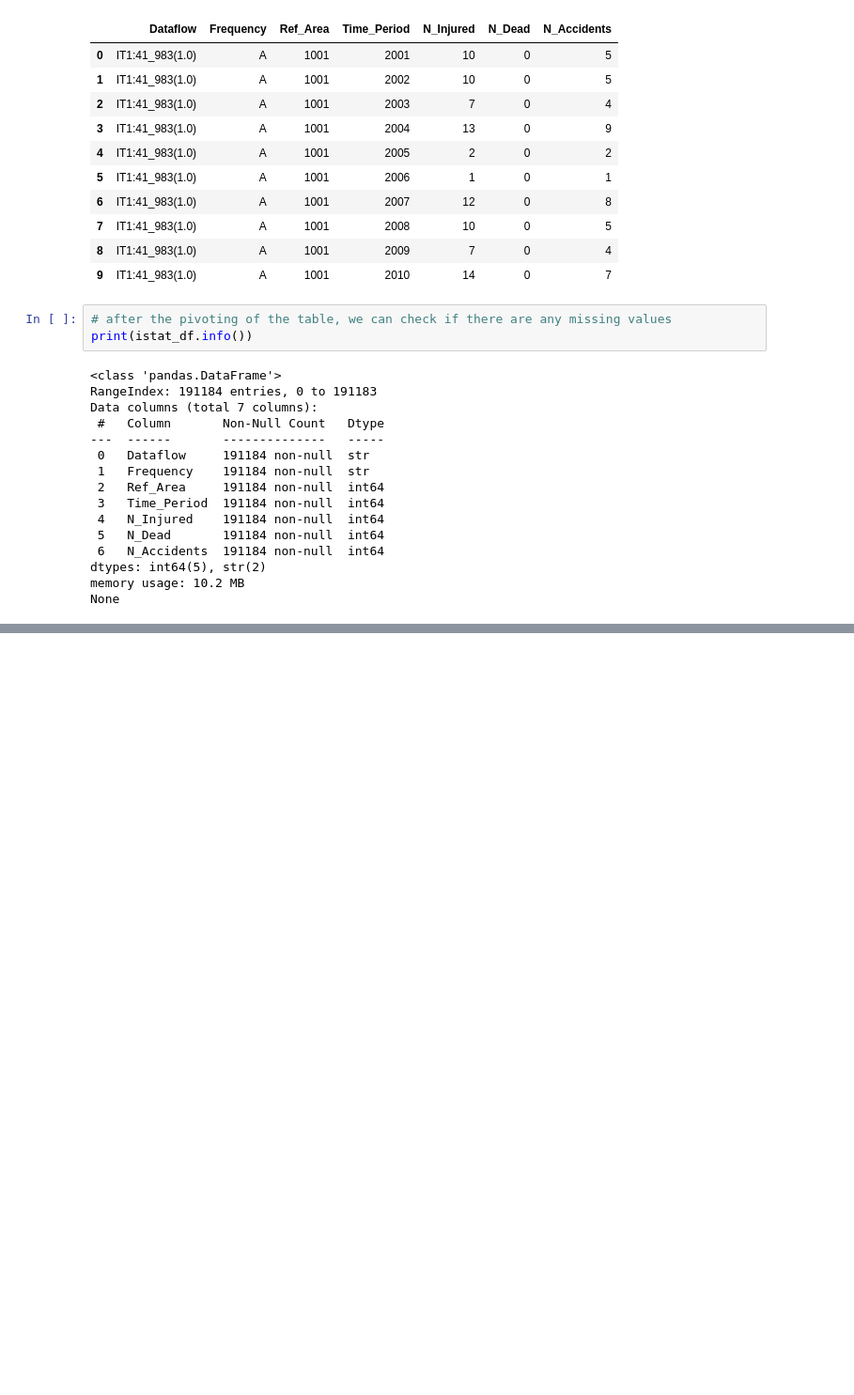
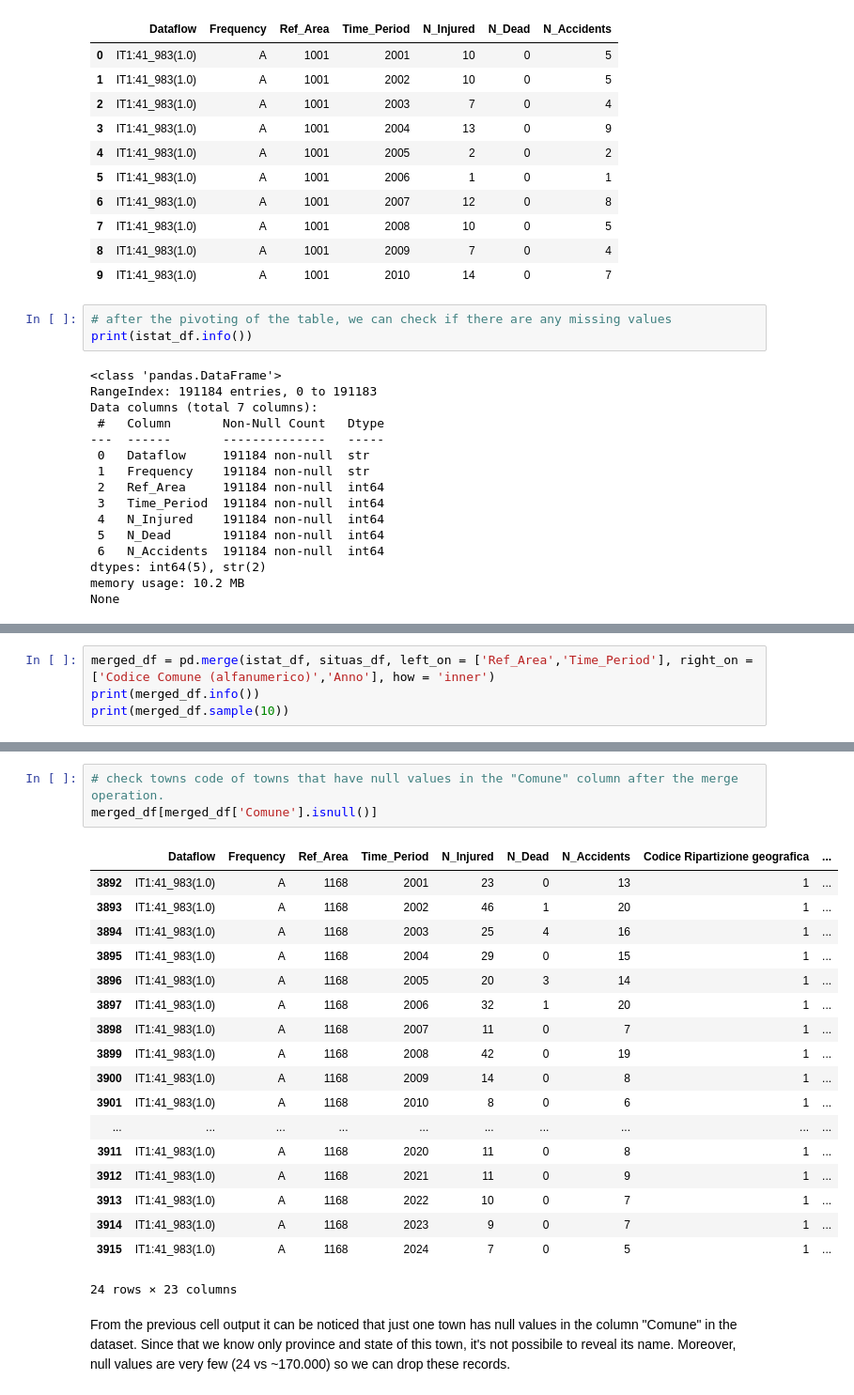
Before and after one commit to Aaronstriker/Final-Project-master-boolean-Data-Analytics, a Jupyter notebook: main_notebook.ipynb, the cells around one changed output, grey strips where cells are left out. Shown at 94% size. Drawn from its saved outputs; the diff is of its cells as text; blank space fills up the shorter version.

Commit message:
joined situas and istat dataframes and working on cleaning the resulting dataframe

```diff
--- a/main_notebook.ipynb
+++ b/main_notebook.ipynb
@@ -417,0 +427,4 @@ istat_df.to_csv("data/clean/istat_df.csv", index=False)
+# %%
+merged_df = pd.merge(istat_df, situas_df, left_on = ['Ref_Area','Time_Period'], right_on = ['Codice Comune (alfanumerico)','Anno'], how = 'inner')
+print(merged_df.info())
+print(merged_df.sample(10))
@@ -417,0 +454,24 @@ istat_df.to_csv("data/clean/istat_df.csv", index=False)
+# %%
+# check towns code of towns that have null values in the "Comune" column after the merge operation.
+merged_df[merged_df['Comune'].isnull()]
+# %% [output]
+|  | Dataflow | Frequency | Ref_Area | Time_Period | N_Injured | N_Dead | N_Accidents | Codice Ripartizione geografica | ... |
+| 3892 | IT1:41_983(1.0) | A | 1168 | 2001 | 23 | 0 | 13 | 1 | ... |
+| 3893 | IT1:41_983(1.0) | A | 1168 | 2002 | 46 | 1 | 20 | 1 | ... |
+| 3894 | IT1:41_983(1.0) | A | 1168 | 2003 | 25 | 4 | 16 | 1 | ... |
+| 3895 | IT1:41_983(1.0) | A | 1168 | 2004 | 29 | 0 | 15 | 1 | ... |
+| 3896 | IT1:41_983(1.0) | A | 1168 | 2005 | 20 | 3 | 14 | 1 | ... |
+| 3897 | IT1:41_983(1.0) | A | 1168 | 2006 | 32 | 1 | 20 | 1 | ... |
+| 3898 | IT1:41_983(1.0) | A | 1168 | 2007 | 11 | 0 | 7 | 1 | ... |
+| 3899 | IT1:41_983(1.0) | A | 1168 | 2008 | 42 | 0 | 19 | 1 | ... |
+| 3900 | IT1:41_983(1.0) | A | 1168 | 2009 | 14 | 0 | 8 | 1 | ... |
+| 3901 | IT1:41_983(1.0) | A | 1168 | 2010 | 8 | 0 | 6 | 1 | ... |
+| ... | ... | ... | ... | ... | ... | ... | ... | ... | ... |
+| 3911 | IT1:41_983(1.0) | A | 1168 | 2020 | 11 | 0 | 8 | 1 | ... |
+| 3912 | IT1:41_983(1.0) | A | 1168 | 2021 | 11 | 0 | 9 | 1 | ... |
+| 3913 | IT1:41_983(1.0) | A | 1168 | 2022 | 10 | 0 | 7 | 1 | ... |
+| 3914 | IT1:41_983(1.0) | A | 1168 | 2023 | 9 | 0 | 7 | 1 | ... |
+| 3915 | IT1:41_983(1.0) | A | 1168 | 2024 | 7 | 0 | 5 | 1 | ... |
+24 rows × 23 columns
+# %% [markdown]
+From the previous cell output it can be noticed that just one town has null values in the column "Comune" in the dataset. Since that we know only province and state of this town, it's not possibile to reveal its name. Moreover, null values are very few (24 vs ~170.000) so we can drop these records.
```
Also changed, not shown: parts of 13 cells of this notebook.
